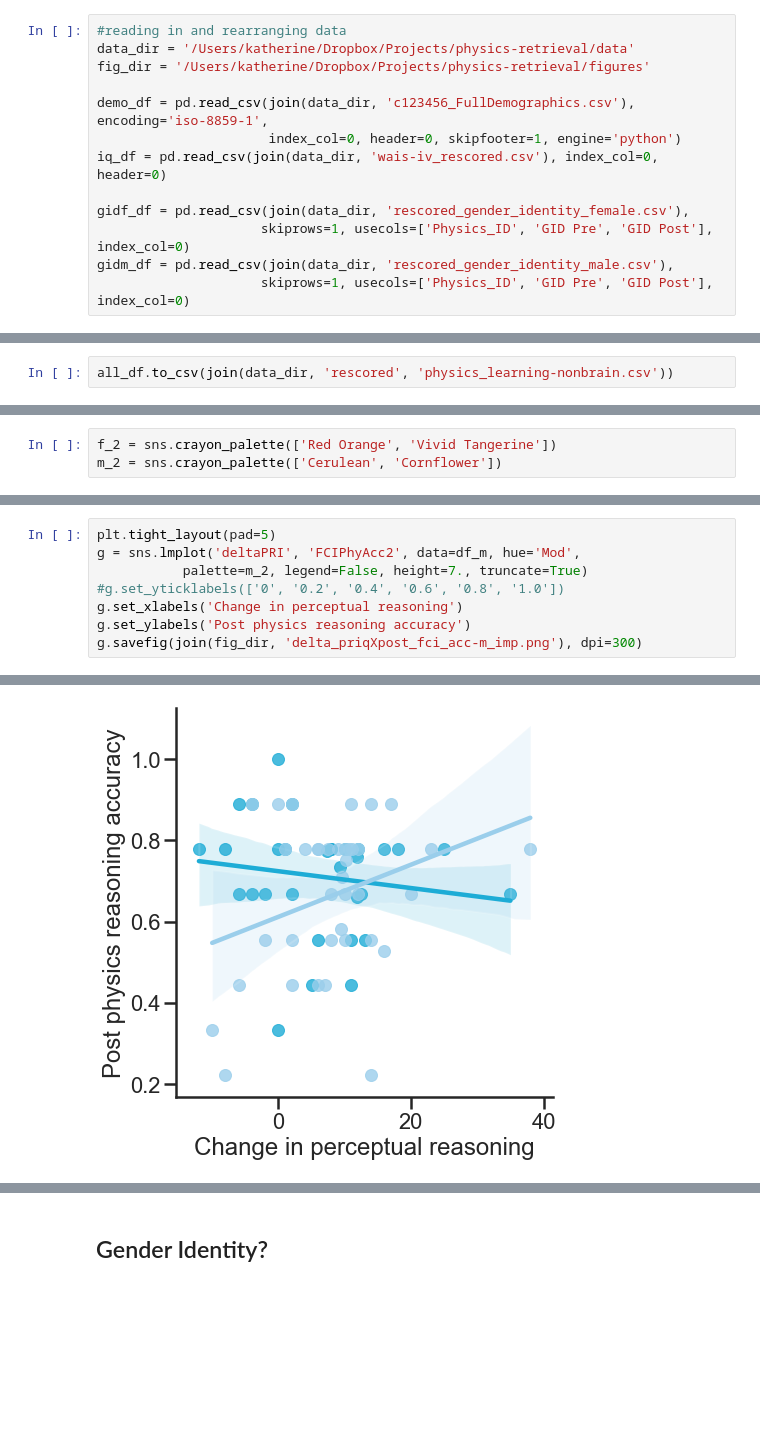
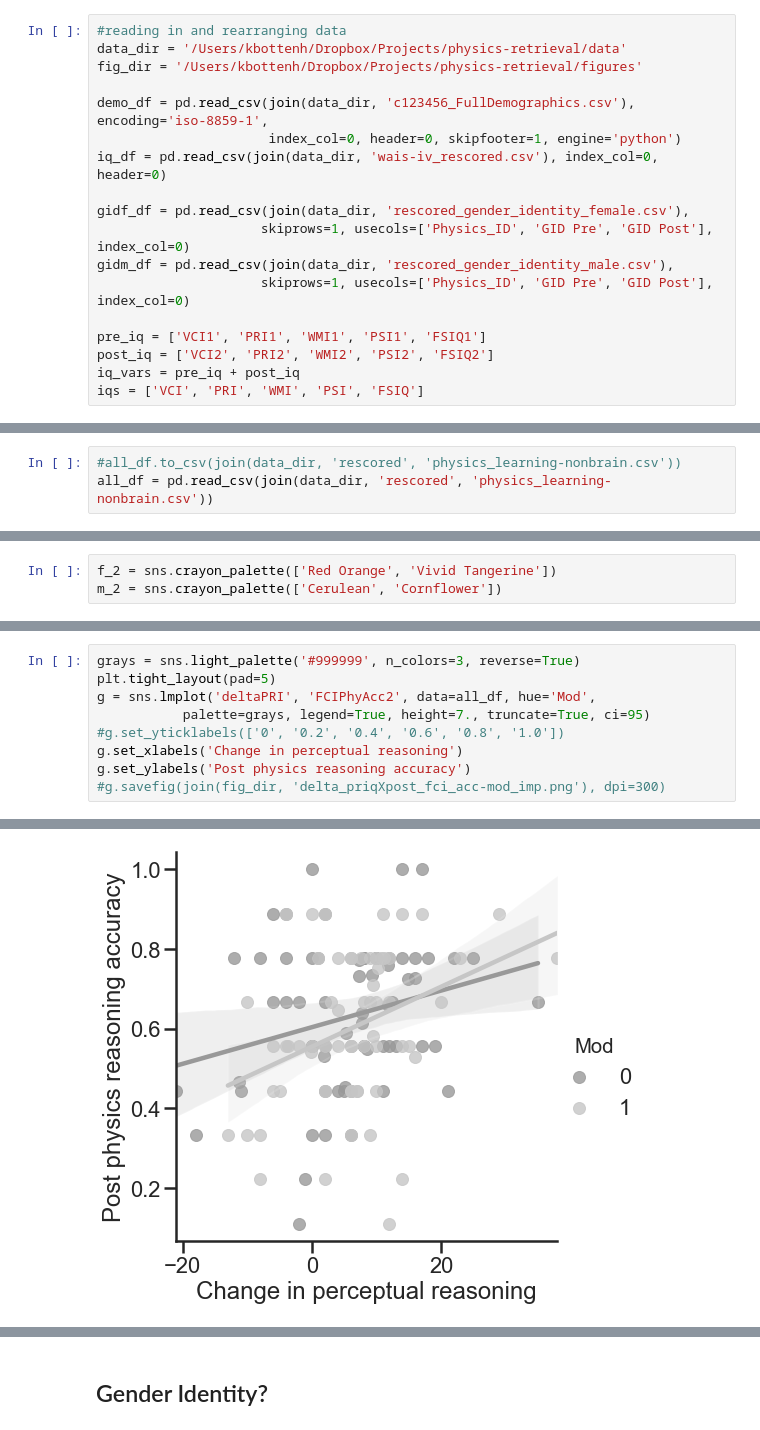
Before and after one commit to 62442katieb/IDConn, a Jupyter notebook: notebooks/descriptives-imputed.ipynb, the cells around one changed output, grey strips where cells are left out. Cells and saved outputs as stored; diff of their text form; blank space fills up the shorter version.

```diff
--- a/notebooks/descriptives-imputed.ipynb
+++ b/notebooks/descriptives-imputed.ipynb
@@ -72,8 +70,8 @@ def liji_sidak_mc(data, alpha):
     return sidak_p, M_eff
 # %%
 #reading in and rearranging data
-data_dir = '/Users/katherine/Dropbox/Projects/physics-retrieval/data'
-fig_dir = '/Users/katherine/Dropbox/Projects/physics-retrieval/figures'
+data_dir = '/Users/kbottenh/Dropbox/Projects/physics-retrieval/data'
+fig_dir = '/Users/kbottenh/Dropbox/Projects/physics-retrieval/figures'
 
 demo_df = pd.read_csv(join(data_dir, 'c123456_FullDemographics.csv'), encoding='iso-8859-1',
                       index_col=0, header=0, skipfooter=1, engine='python')
@@ -83,6 +81,11 @@ gidf_df = pd.read_csv(join(data_dir, 'rescored_gender_identity_female.csv'),
                      skiprows=1, usecols=['Physics_ID', 'GID Pre', 'GID Post'], index_col=0)
 gidm_df = pd.read_csv(join(data_dir, 'rescored_gender_identity_male.csv'),
                      skiprows=1, usecols=['Physics_ID', 'GID Pre', 'GID Post'], index_col=0)
+
+pre_iq = ['VCI1', 'PRI1', 'WMI1', 'PSI1', 'FSIQ1']
+post_iq = ['VCI2', 'PRI2', 'WMI2', 'PSI2', 'FSIQ2']
+iq_vars = pre_iq + post_iq
+iqs = ['VCI', 'PRI', 'WMI', 'PSI', 'FSIQ']
 # %%
 gid_df = pd.concat([gidf_df, gidm_df], axis=0)
 # %%
@@ -269,7 +269,8 @@ dtype: object
 # %%
 all_df = imputed_df
 # %%
-all_df.to_csv(join(data_dir, 'rescored', 'physics_learning-nonbrain.csv'))
+#all_df.to_csv(join(data_dir, 'rescored', 'physics_learning-nonbrain.csv'))
+all_df = pd.read_csv(join(data_dir, 'rescored', 'physics_learning-nonbrain.csv'))
 # %%
 kurtosis = all_df.kurtosis(axis=0, skipna=True)
 mean = all_df.mean(axis=0, skipna=True)
@@ -1348,9 +1238,10 @@ g.savefig(join(fig_dir, 'delta_fsiqXpost_fci_acc-f_imp.png'), dpi=300)
 # %%
+grays = sns.light_palette('#999999', n_colors=3, reverse=True)
 plt.tight_layout(pad=5)
-g = sns.lmplot('deltaPRI', 'FCIPhyAcc2', data=df_m, hue='Mod',
-           palette=m_2, legend=False, height=7., truncate=True)
+g = sns.lmplot('deltaPRI', 'FCIPhyAcc2', data=all_df, hue='Mod',
+           palette=grays, legend=True, height=7., truncate=True, ci=95)
 #g.set_yticklabels(['0', '0.2', '0.4', '0.6', '0.8', '1.0'])
 g.set_xlabels('Change in perceptual reasoning')
 g.set_ylabels('Post physics reasoning accuracy')
-g.savefig(join(fig_dir, 'delta_priqXpost_fci_acc-m_imp.png'), dpi=300)
+#g.savefig(join(fig_dir, 'delta_priqXpost_fci_acc-mod_imp.png'), dpi=300)
 # %% [output]
@@ -1358 +1250 @@ g.savefig(join(fig_dir, 'delta_priqXpost_fci_acc-m_imp.png'), dpi=300)
-[figure, old version]
+[figure, new version]
```
Also changed, not shown: parts of 36 cells of this notebook, 15 other files.
